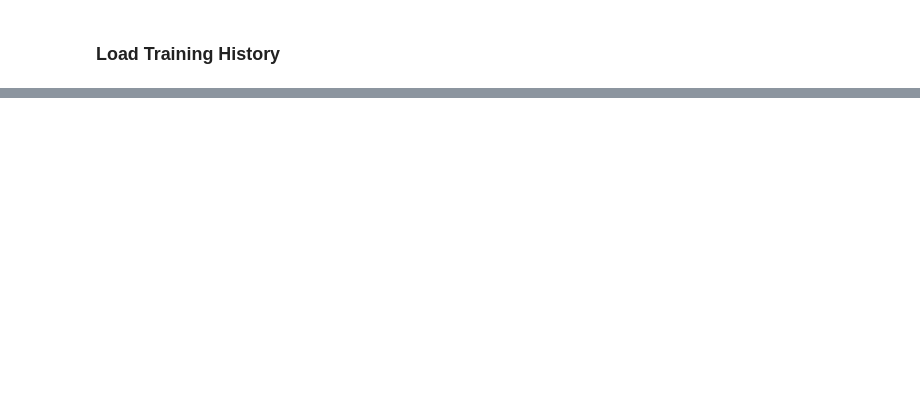
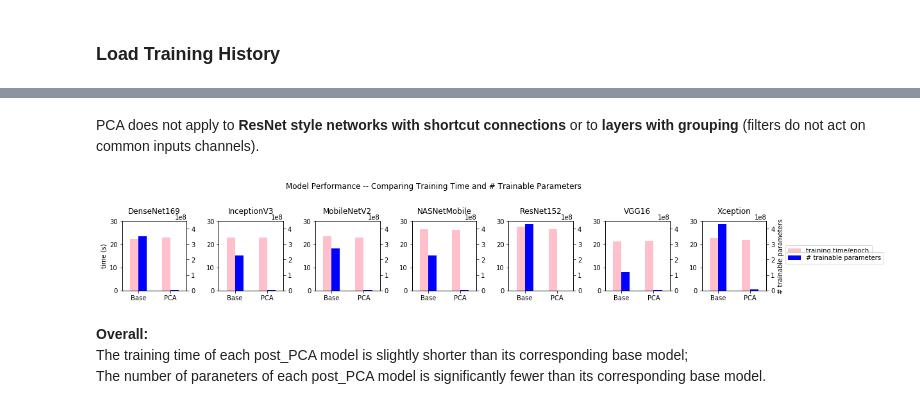
Before and after one commit to jiyuw/Diabetic-Retinopathy-Classification-using-PCA-involved-CNN-models, a Jupyter notebook: 003b_Model_Evaluation.ipynb, the cells around one changed output, grey strips where cells are left out. Saved outputs shown, nothing was run; the diff lists cells and outputs as text; code cells hidden in the pictures; blank space fills up the shorter version.

```diff
--- a/003b_Model_Evaluation.ipynb
+++ b/003b_Model_Evaluation.ipynb
@@ -175,8 +130,8 @@ for cols in all_models:
 # %%
 time_file = os.path.join('Saved_files', 'training_times.csv')
 df_time = pd.read_csv(time_file)
-train_time = np.array(df_time['training time'][4:])/50
+#train_time = np.array(df_time['training time'][4:])/50
 # %%
 sum_file = os.path.join('Saved_files', 'model_summary.csv')
 df_sum = pd.read_csv(sum_file)
-para_num = np.array(df_sum['trainable para'])
+#para_num = np.array(df_sum['trainable para'])
@@ -229,0 +166,46 @@ fig.savefig('report_images/deep_model_metrics_comparison', dpi=200, bbox_extra_a
+# %% [markdown]
+PCA does not apply to **ResNet style networks with shortcut connections** or to **layers with grouping** (filters do not act on common inputs channels).
+# %%
+fig, axe = plt.subplots(1,7,figsize=(18,2))
+plt.suptitle('Model Performance -- Comparing Training Time and # Trainable Parameters', fontsize=12, y = 1.3)
+
+for ax, col in zip(axe, models):
+    ax.set_title(col, fontsize=12, y = 1.05)
+xticks = ['Base', 'PCA']
+
+for i in range(len(all_models)):
+    model_name = models[i]
+    cols = all_models[i]
+    tt1 = df_time.loc[df_time['model'] == cols[0], 'training time'].values/50
+    tt2 = df_time.loc[df_time['model'] == cols[1], 'training time'].values/50
+    train_time = np.concatenate((tt1, tt2))
+    pn1 = df_sum.loc[df_sum['model'] == cols[0], 'trainable para'].values
+    pn2 = df_sum.loc[df_sum['model'] == cols[1], 'trainable para'].values
+    para_num = np.concatenate((pn1, pn2))
+
+    x = np.arange(2)
+    width = 0.26
+
+    tax = axe[i].twinx()
+    axe[i].bar(x - width/2, train_time, width, label='training time/epoch', color='pink')
+    tax.bar(x + width/2, para_num, width, label='# trainable parameters', color='blue')
+
+    axe[i].set_xticks(x)
+    axe[i].set_xticklabels(xticks)
+    axe[i].set_ylim(0, 30)
+    tax.set_ylim(0.0, 4.5e8)
+    axe[i].set_xlim(-0.5, 1.5)
+
+axe[0].set_ylabel('time (s)')
+tax.set_ylabel('# trainable parameters')
+axe[i].legend(bbox_to_anchor=(1.25, 0.7))
+tax.legend(bbox_to_anchor=(1.25, 0.6))
+plt.subplots_adjust(wspace=0.5)
+
+fig.savefig('report_images/deep_cnn_traintime_paranum.png', dpi=200)
+# %% [output]
+[figure, added]
+# %% [markdown]
+**Overall:**
+<br/> The training time of each post_PCA model is slightly shorter than its corresponding base model;
+<br/> The number of paraneters of each post_PCA model is significantly fewer than its corresponding base model.
```
Also changed, not shown: parts of 14 cells of this notebook.
